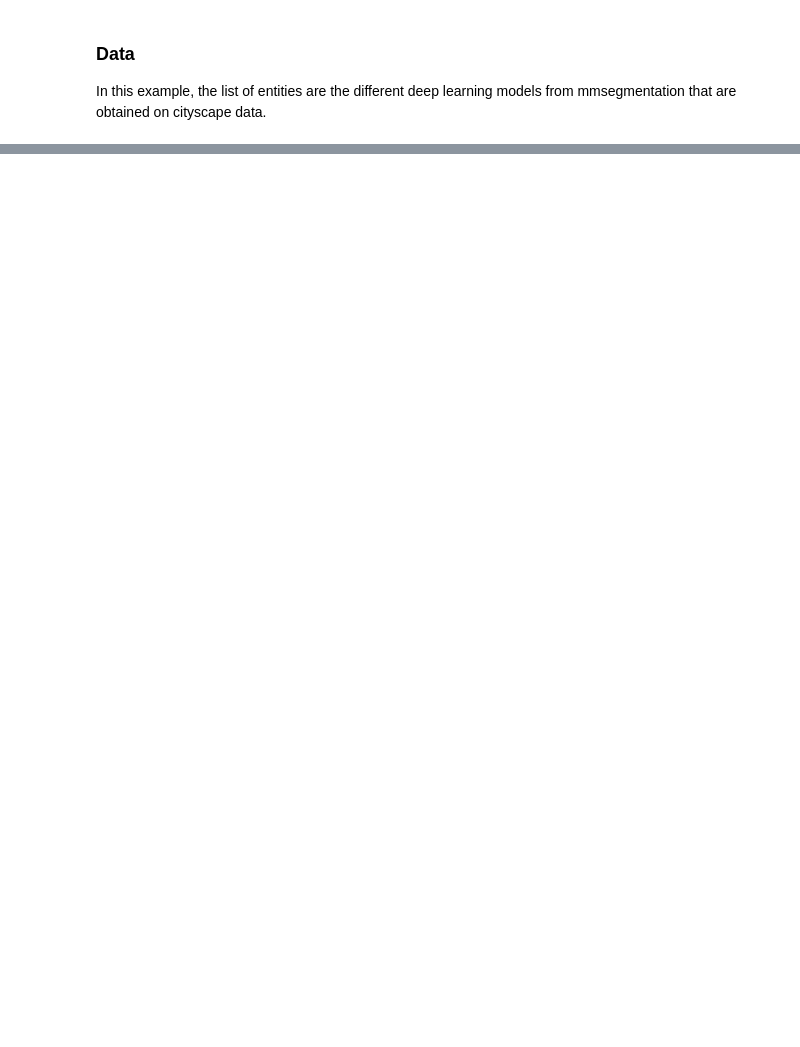
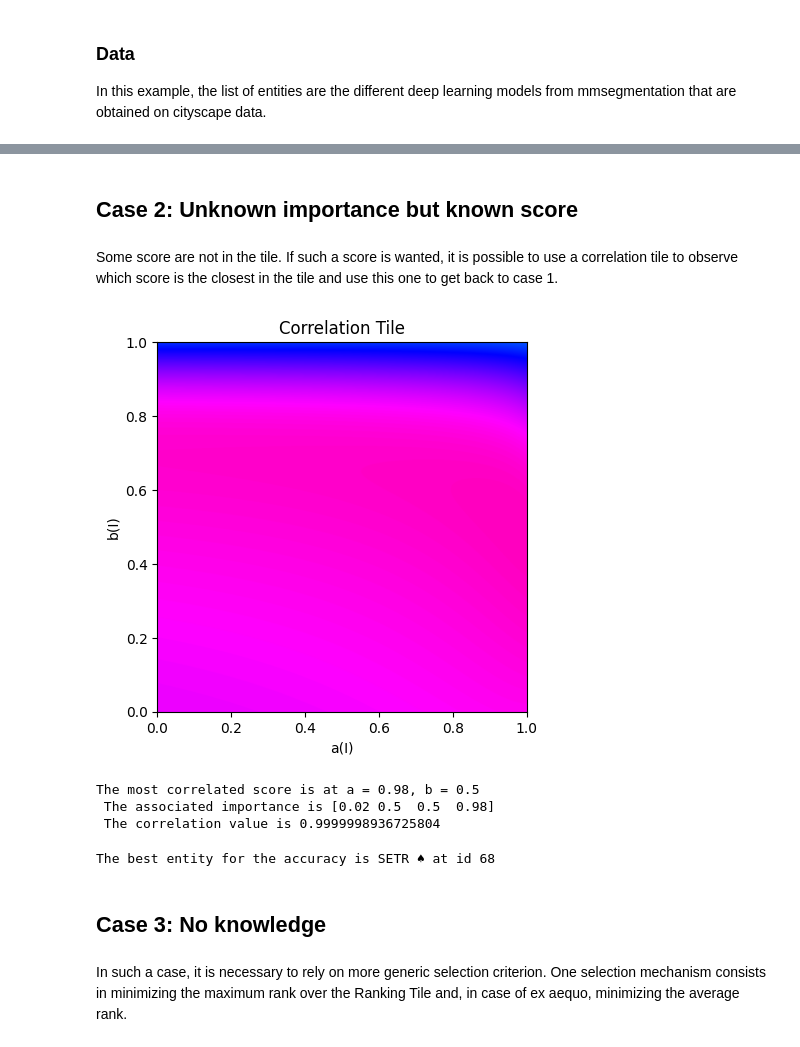
Before and after one commit to uliege-performance/sorbetto, a Jupyter notebook: examples/app_developper.ipynb, the cells around one changed output, grey strips where cells are left out. Saved outputs shown, nothing was run; the diff lists cells and outputs as text; code cells hidden in the pictures; blank space fills up the shorter version.

```diff
--- a/examples/app_developper.ipynb
+++ b/examples/app_developper.ipynb
@@ -122,0 +146,55 @@ entity_tile = analysis_dev.getEntityTile()
+# %% [markdown]
+## Case 2: Unknown importance but known score
+# %% [markdown]
+Some score are not in the tile. If such a score is wanted, it is possible to use a correlation tile to observe which score is the closest in the tile and use this one to get back to case 1.
+# %%
+#TODO same code as in the score_correlation notebook.
+from sorbetto.core.importance import Importance
+
+def cohen_kappa(importance: Importance):
+
+    tp = importance.ptp
+    tn = importance.ptn
+    fp = importance.pfp
+    fn = importance.pfn
+
+    num = 2*(tp*tn - fp*fn)
+    den = (tp + fn)*(tn + fn) + (tp + fp)*(fp + tn)
+    return num / den
+
+
+correlation_tile = analysis.getCorrelationTile(correlation_fct = 'pearsonr', score = cohen_kappa)
+correlation_tile.draw()
+plt.show()
+# %% [output]
+[figure, added]
+# %%
+# find the most correlated canonical ranking score
+flat_index = np.argmax(correlation_tile.mat_value)
+
+# Convert the flat index to 2D coordinates (i, j)
+i, j = np.unravel_index(flat_index, correlation_tile.mat_value.shape)
+
+a = correlation_tile._mat_x[i, j]
+b = correlation_tile._mat_y[i, j]
+importances = correlation_tile.importances[i, j]
+corr_val = correlation_tile.mat_value[i,j]
+
+print(f"The most correlated score is at a = {a}, b = {b}\n The associated importance is {importances}\n The correlation value is {corr_val}")
+# %% [output]
+The most correlated score is at a = 0.98, b = 0.5
+ The associated importance is [0.02 0.5  0.5  0.98]
+ The correlation value is 0.9999998936725804
+# %%
+# perform a similar analysis as before with this new score
+
+id_list = entity_tile.mat_value[i, j]
+best_entity_accuracy = data[id_list]
+
+print(f"The best entity for the accuracy is {best_entity_accuracy.name} at id {id_list}")
+# %% [output]
+The best entity for the accuracy is SETR ♠ at id 68
+# %% [markdown]
+## Case 3: No knowledge
+# %% [markdown]
+In such a case, it is necessary to rely on more generic selection criterion. One selection mechanism consists in minimizing the maximum rank over the Ranking Tile and, in case of ex aequo, minimizing the average rank.
```
Also changed, not shown: parts of 27 cells of this notebook.
